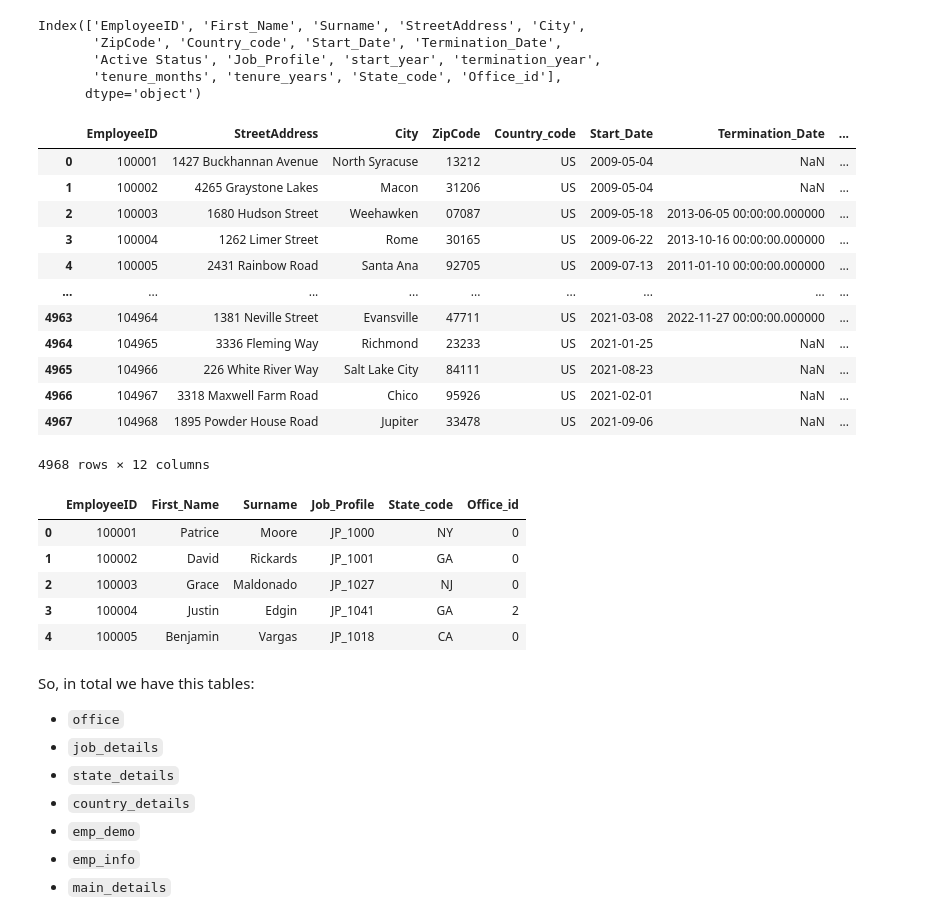
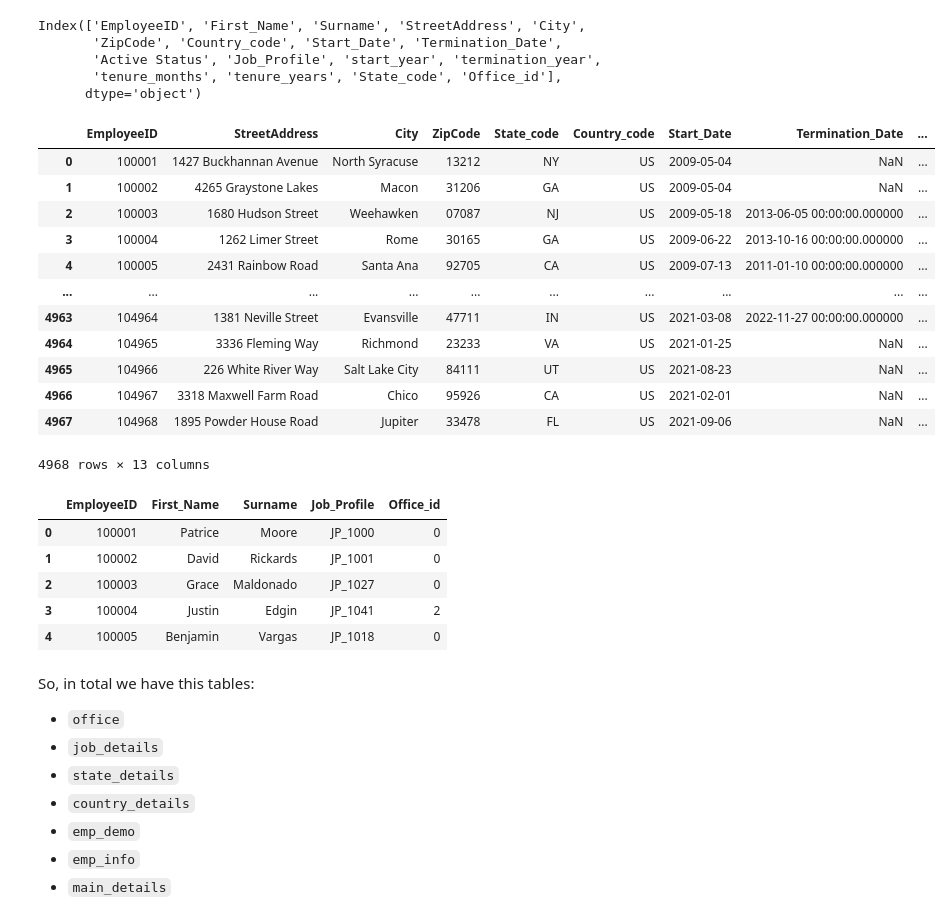
Before and after one commit to BrianLoe/ETL-and-DataViz, a Jupyter notebook: human_resource/HR/Normalization and validation.ipynb, the cells around one changed output. Saved outputs shown, nothing was run; the diff lists cells and outputs as text; code cells hidden in the pictures.

```diff
--- a/human_resource/HR/Normalization and validation.ipynb
+++ b/human_resource/HR/Normalization and validation.ipynb
@@ -347,25 +347,25 @@ Index(['EmployeeID', 'First_Name', 'Surname', 'StreetAddress', 'City',
       dtype='object')
 # %%
 col_to_ext = ['EmployeeID', 'StreetAddress', 'City',
-       'ZipCode', 'Country_code', 'Start_Date', 'Termination_Date',
+       'ZipCode', 'State_code', 'Country_code', 'Start_Date', 'Termination_Date',
        'Active Status', 'start_year', 'termination_year',
        'tenure_months', 'tenure_years']
 emp_info = data[col_to_ext]
 emp_info
 # %% [output]
-|  | EmployeeID | StreetAddress | City | ZipCode | Country_code | Start_Date | Termination_Date | ... |
-| 0 | 100001 | 1427 Buckhannan Avenue | North Syracuse | 13212 | US | 2009-05-04 | NaN | ... |
-| 1 | 100002 | 4265 Graystone Lakes | Macon | 31206 | US | 2009-05-04 | NaN | ... |
-| 2 | 100003 | 1680 Hudson Street | Weehawken | 07087 | US | 2009-05-18 | 2013-06-05 00:00:00.000000 | ... |
-| 3 | 100004 | 1262 Limer Street | Rome | 30165 | US | 2009-06-22 | 2013-10-16 00:00:00.000000 | ... |
-| 4 | 100005 | 2431 Rainbow Road | Santa Ana | 92705 | US | 2009-07-13 | 2011-01-10 00:00:00.000000 | ... |
-| ... | ... | ... | ... | ... | ... | ... | ... | ... |
-| 4963 | 104964 | 1381 Neville Street | Evansville | 47711 | US | 2021-03-08 | 2022-11-27 00:00:00.000000 | ... |
-| 4964 | 104965 | 3336 Fleming Way | Richmond | 23233 | US | 2021-01-25 | NaN | ... |
-| 4965 | 104966 | 226 White River Way | Salt Lake City | 84111 | US | 2021-08-23 | NaN | ... |
-| 4966 | 104967 | 3318 Maxwell Farm Road | Chico | 95926 | US | 2021-02-01 | NaN | ... |
-| 4967 | 104968 | 1895 Powder House Road | Jupiter | 33478 | US | 2021-09-06 | NaN | ... |
+|  | EmployeeID | StreetAddress | City | ZipCode | State_code | Country_code | Start_Date | Termination_Date | ... |
+| 0 | 100001 | 1427 Buckhannan Avenue | North Syracuse | 13212 | NY | US | 2009-05-04 | NaN | ... |
+| 1 | 100002 | 4265 Graystone Lakes | Macon | 31206 | GA | US | 2009-05-04 | NaN | ... |
+| 2 | 100003 | 1680 Hudson Street | Weehawken | 07087 | NJ | US | 2009-05-18 | 2013-06-05 00:00:00.000000 | ... |
+| 3 | 100004 | 1262 Limer Street | Rome | 30165 | GA | US | 2009-06-22 | 2013-10-16 00:00:00.000000 | ... |
+| 4 | 100005 | 2431 Rainbow Road | Santa Ana | 92705 | CA | US | 2009-07-13 | 2011-01-10 00:00:00.000000 | ... |
+| ... | ... | ... | ... | ... | ... | ... | ... | ... | ... |
+| 4963 | 104964 | 1381 Neville Street | Evansville | 47711 | IN | US | 2021-03-08 | 2022-11-27 00:00:00.000000 | ... |
+| 4964 | 104965 | 3336 Fleming Way | Richmond | 23233 | VA | US | 2021-01-25 | NaN | ... |
+| 4965 | 104966 | 226 White River Way | Salt Lake City | 84111 | UT | US | 2021-08-23 | NaN | ... |
+| 4966 | 104967 | 3318 Maxwell Farm Road | Chico | 95926 | CA | US | 2021-02-01 | NaN | ... |
+| 4967 | 104968 | 1895 Powder House Road | Jupiter | 33478 | FL | US | 2021-09-06 | NaN | ... |
-4968 rows × 12 columns
+4968 rows × 13 columns
 # %%
 # Dropping extra columns in main table
 col_to_ext.remove('EmployeeID')
@@ -373,12 +373,12 @@ data.drop(col_to_ext, axis=1, inplace=True)
 # %%
 data.head()
 # %% [output]
-|  | EmployeeID | First_Name | Surname | Job_Profile | State_code | Office_id |
-| 0 | 100001 | Patrice | Moore | JP_1000 | NY | 0 |
-| 1 | 100002 | David | Rickards | JP_1001 | GA | 0 |
-| 2 | 100003 | Grace | Maldonado | JP_1027 | NJ | 0 |
-| 3 | 100004 | Justin | Edgin | JP_1041 | GA | 2 |
-| 4 | 100005 | Benjamin | Vargas | JP_1018 | CA | 0 |
+|  | EmployeeID | First_Name | Surname | Job_Profile | Office_id |
+| 0 | 100001 | Patrice | Moore | JP_1000 | 0 |
+| 1 | 100002 | David | Rickards | JP_1001 | 0 |
+| 2 | 100003 | Grace | Maldonado | JP_1027 | 0 |
+| 3 | 100004 | Justin | Edgin | JP_1041 | 2 |
+| 4 | 100005 | Benjamin | Vargas | JP_1018 | 0 |
 # %% [markdown]
 So, in total we have this tables:
 - `office`
```
Also changed, not shown: parts of 1 cell of this notebook, 1 other file.
